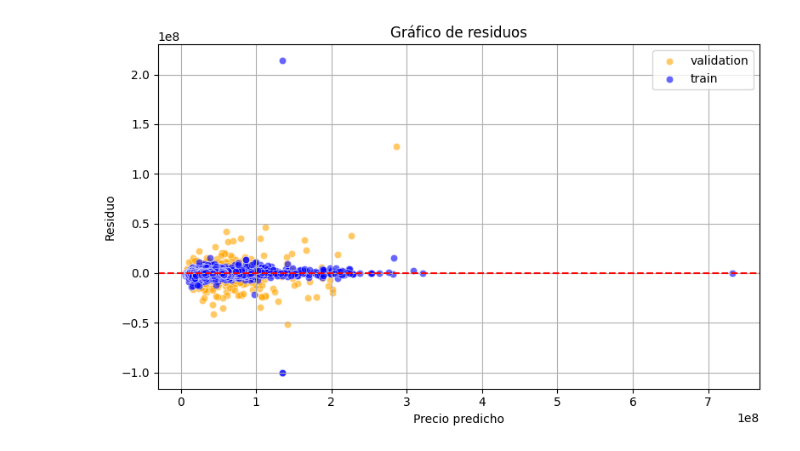
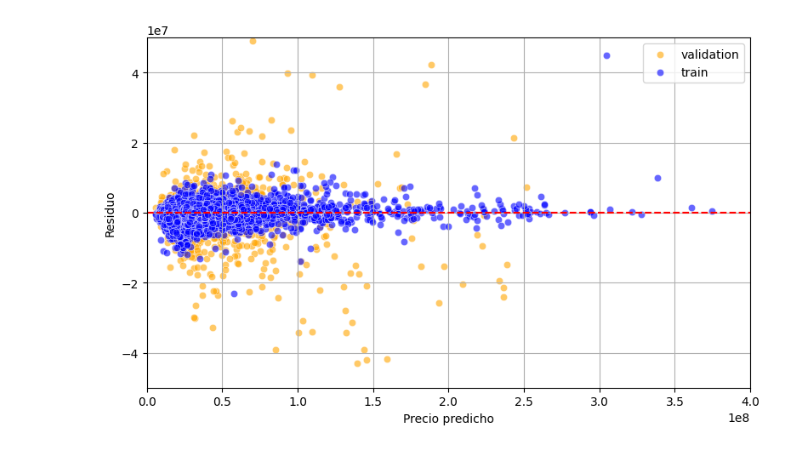
Before and after one commit to varbelaiz/suv-price-prediction, a Jupyter notebook: modelos/result_analisys.ipynb, the cells around one changed output. Saved outputs shown, nothing was run; the diff lists cells and outputs as text; code cells hidden in the pictures.

```diff
--- a/modelos/result_analisys.ipynb
+++ b/modelos/result_analisys.ipynb
@@ -106,15 +46,16 @@ Median AE    |   8.10e+05   |   1.49e+06
 # %%
 plt.figure(figsize=(8, 5))
 sns.scatterplot(x=y_pred_val, y=y_val-y_pred_val, alpha=0.6, color='orange', label='validation')
 sns.scatterplot(x=y_pred_train, y=y_train - y_pred_train, alpha=0.6, color='blue', label='train')
 plt.axhline(0, color='red', linestyle='--')
 plt.xlabel("Precio predicho")
 plt.ylabel("Residuo")
-plt.title("Gráfico de residuos")
 plt.legend()
+plt.xlim(0, 4e8)
+plt.ylim(-0.5e8, 0.5e8)
 plt.grid(True)
 plt.tight_layout()
 plt.show()
 # %% [output]
-[figure, old version]
+[figure, new version]
 # %%
```
Also changed, not shown: parts of 8 cells of this notebook, 2 other files.
